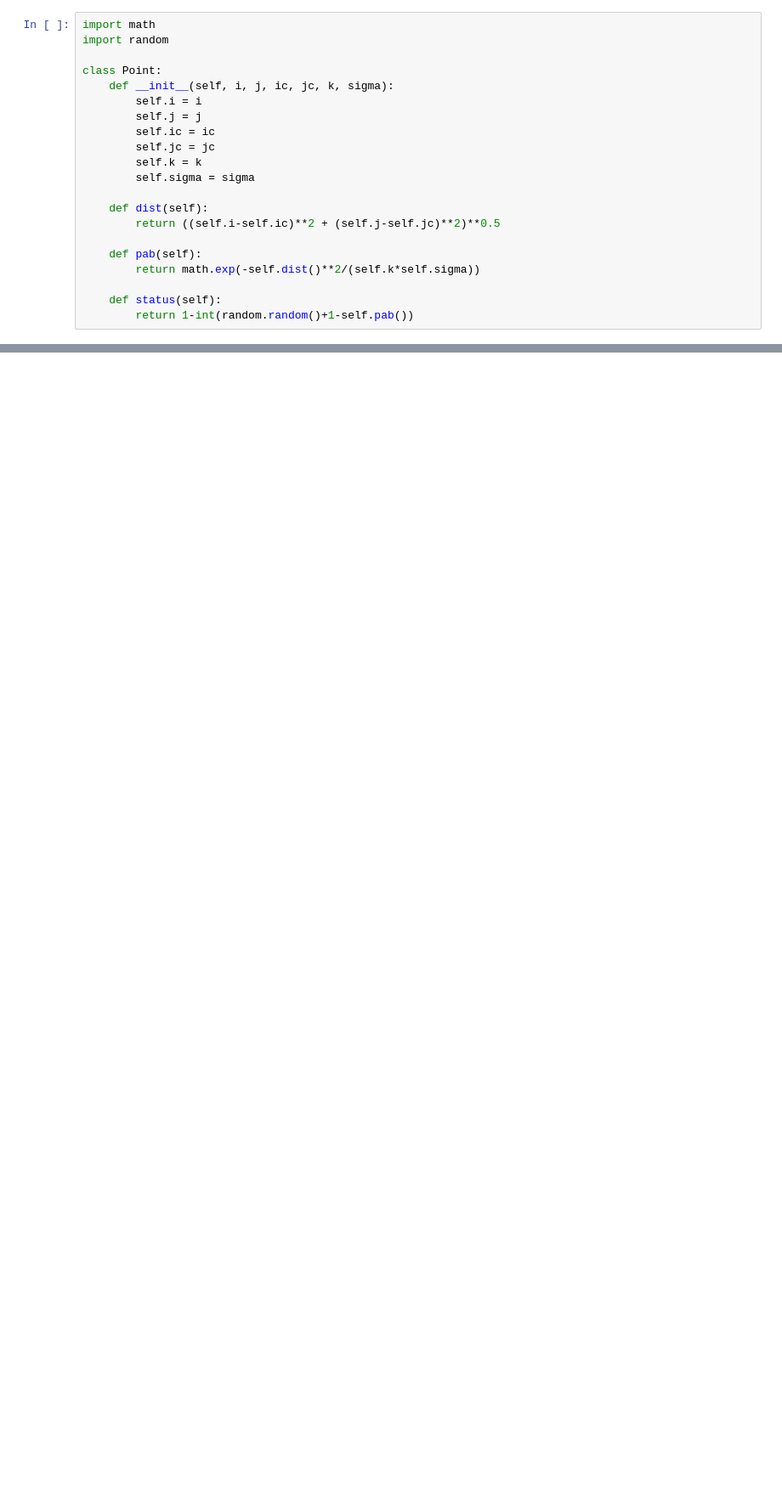
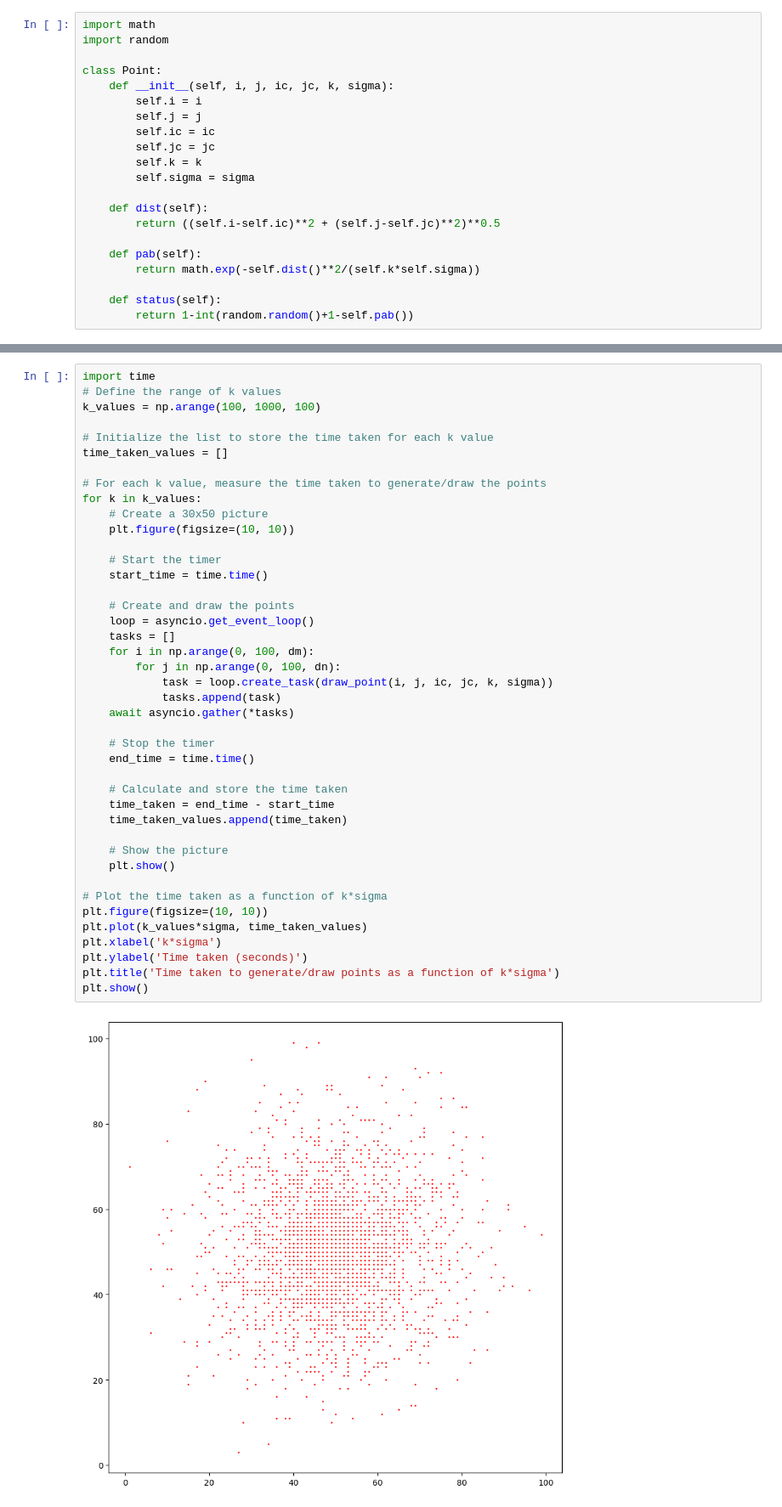
Before and after one commit to NUAAteam/SAR, a Jupyter notebook: new.ipynb, the cells around one changed output, grey strips where cells are left out. Shown at 85% size. Cells and saved outputs as stored; diff of their text form; blank space fills up the shorter version.

```diff
--- a/new.ipynb
+++ b/new.ipynb
@@ -84,0 +89,44 @@ plt.show()
+# %%
+import time
+# Define the range of k values
+k_values = np.arange(100, 1000, 100)
+
+# Initialize the list to store the time taken for each k value
+time_taken_values = []
+
+# For each k value, measure the time taken to generate/draw the points
+for k in k_values:
+    # Create a 30x50 picture
+    plt.figure(figsize=(10, 10))
+
+    # Start the timer
+    start_time = time.time()
+
+    # Create and draw the points
+    loop = asyncio.get_event_loop()
+    tasks = []
+    for i in np.arange(0, 100, dm):
+        for j in np.arange(0, 100, dn):
+            task = loop.create_task(draw_point(i, j, ic, jc, k, sigma))
+            tasks.append(task)
+    await asyncio.gather(*tasks)
+
+    # Stop the timer
+    end_time = time.time()
+
+    # Calculate and store the time taken
+    time_taken = end_time - start_time
+    time_taken_values.append(time_taken)
+
+    # Show the picture
+    plt.show()
+
+# Plot the time taken as a function of k*sigma
+plt.figure(figsize=(10, 10))
+plt.plot(k_values*sigma, time_taken_values)
+plt.xlabel('k*sigma')
+plt.ylabel('Time taken (seconds)')
+plt.title('Time taken to generate/draw points as a function of k*sigma')
+plt.show()
+# %% [output]
+[figure, added]
```
Also changed, not shown: parts of 5 cells of this notebook, 1 other file.
